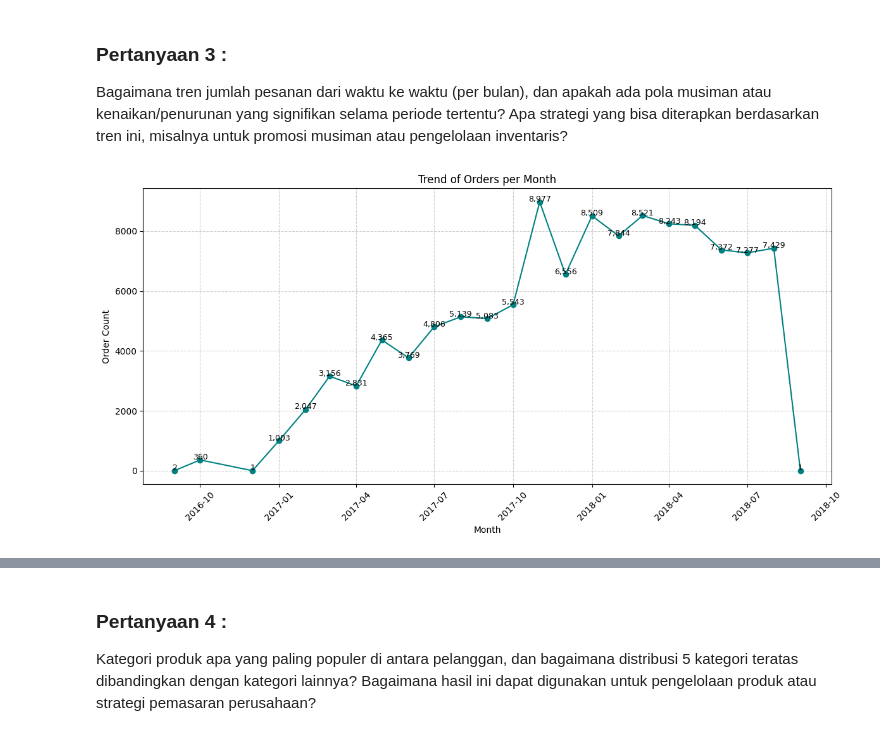
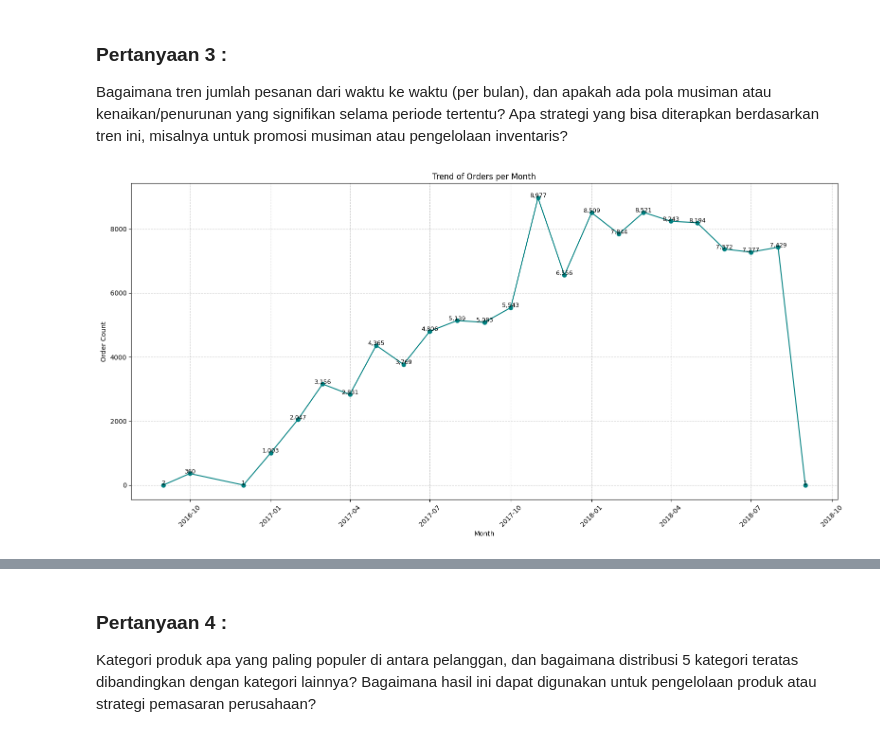
Before and after one commit to fiyandamamuri/e-commerce_public_datasets_analysis, a Jupyter notebook: notebook.ipynb, the cells around one changed output, grey strips where cells are left out. Drawn from its saved outputs; the diff is of its cells as text; code cells hidden in the pictures.

```diff
--- a/notebook.ipynb
+++ b/notebook.ipynb
@@ -592,7 +581,7 @@ merged_df = pd.merge(merged_df, df_customers, on='customer_id', how='inner')
 merged_df.to_csv("dashboard/datasets_cleaned.csv", index=False)
 # %%
 # Load dataset
-df = pd.read_csv("dashboard/datasets_cleaned.csv")
+datasets_cleaned = pd.read_csv("dashboard/datasets_cleaned.csv")
 # %% [markdown]
 **Insight:**
 handle missing values, dan formatting sudah dilakukan,selanjutnya tahap Exploratory Data Analysis (EDA)
@@ -707,11 +696,11 @@ Name: count, dtype: int64
 ### Tren Waktu (Pesanan per Bulan)
 # %%
 # Konversi kolom order_purchase_timestamp ke datetime
-df['order_purchase_timestamp'] = pd.to_datetime(df['order_purchase_timestamp'])
+datasets_cleaned['order_purchase_timestamp'] = pd.to_datetime(datasets_cleaned['order_purchase_timestamp'])
 
 # Menghitung jumlah pesanan per bulan
 orders_by_month = (
-    df['order_purchase_timestamp']
+    datasets_cleaned['order_purchase_timestamp']
     .dt.to_period('M')
     .value_counts()
     .sort_index()
@@ -722,7 +711,7 @@ print("\nTren Pesanan per Bulan:")
 print(orders_by_month)
 # Menghitung jumlah pesanan per bulan
 orders_by_month = (
-    df['order_purchase_timestamp']
+    datasets_cleaned['order_purchase_timestamp']
     .dt.to_period('M')
     .value_counts()
     .sort_index()
@@ -824,35 +816,35 @@ plt.show()
 Bagaimana tren jumlah pesanan dari waktu ke waktu (per bulan), dan apakah ada pola musiman atau kenaikan/penurunan yang signifikan selama periode tertentu? Apa strategi yang bisa diterapkan berdasarkan tren ini, misalnya untuk promosi musiman atau pengelolaan inventaris?
 # %%
 # Konversi kolom order_purchase_timestamp ke datetime
-df['order_purchase_timestamp'] = pd.to_datetime(df['order_purchase_timestamp'])
+datasets_cleaned['order_purchase_timestamp'] = pd.to_datetime(datasets_cleaned['order_purchase_timestamp'])
 
 # Menghitung jumlah pesanan per bulan
 orders_by_month = (
-    df['order_purchase_timestamp']
+    datasets_cleaned['order_purchase_timestamp']
     .dt.to_period('M')
     .value_counts()
     .sort_index()
 )
 
 # Konversi ke DataFrame
 orders_by_month_df = orders_by_month.reset_index()
 orders_by_month_df.columns = ['Month', 'Order Count']
 orders_by_month_df['Month'] = orders_by_month_df['Month'].dt.to_timestamp()
 
 # Visualisasi Line Chart dengan Matplotlib
-plt.figure(figsize=(12, 6))
+plt.figure(figsize=(16, 8))
 plt.plot(orders_by_month_df['Month'], orders_by_month_df['Order Count'], marker='o', linestyle='-', color='teal')
 
 # Menambahkan detail jumlah pada titik-titik data
 for i, row in orders_by_month_df.iterrows():
     plt.text(row['Month'], row['Order Count'] + 10, f"{row['Order Count']:,}", ha='center', fontsize=9)
 
 plt.title('Trend of Orders per Month')
 plt.xlabel('Month')
 plt.ylabel('Order Count')
 plt.grid(True, linestyle='--', alpha=0.6)
 plt.xticks(rotation=45)
 plt.tight_layout()
 plt.show()
 # %% [output]
-[figure, old version]
+[figure, new version]
```
Also changed, not shown: parts of 22 cells of this notebook, 3 other files.
